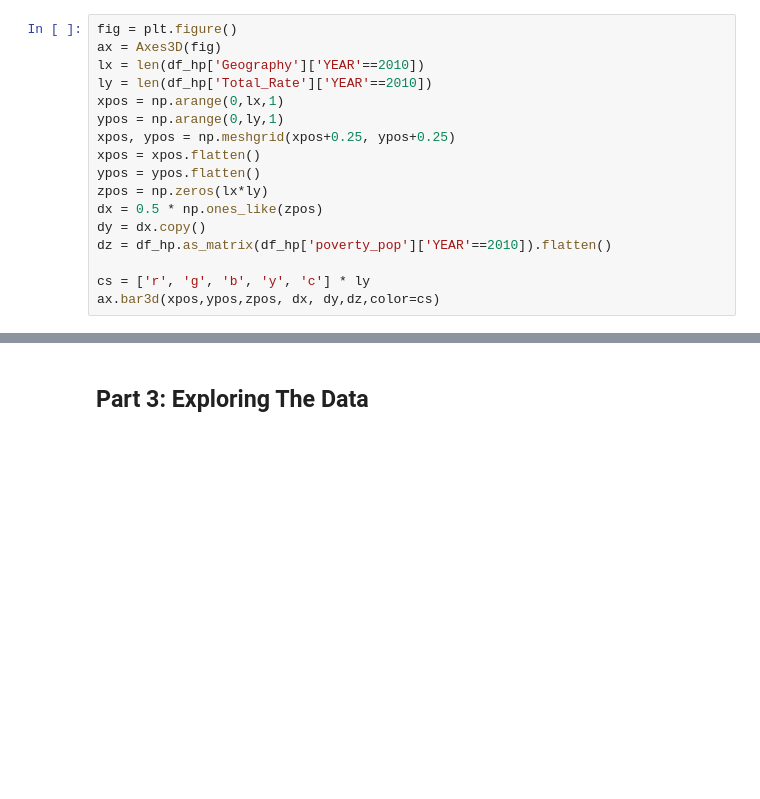
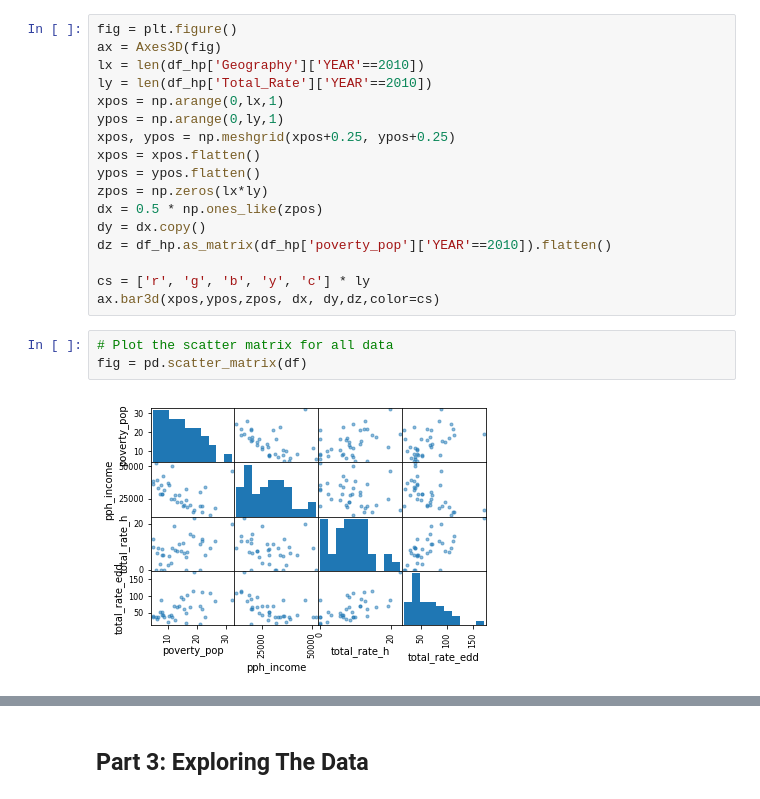
Before and after one commit to TomDonoghue/Pr_052, a Jupyter notebook: Capstone_Project.ipynb, the cells around one changed output, grey strips where cells are left out. Saved outputs shown, nothing was run; the diff lists cells and outputs as text; blank space fills up the shorter version.

Commit message:
Added histograms in part 2 and some exploration in part 3.

```diff
--- a/Capstone_Project.ipynb
+++ b/Capstone_Project.ipynb
@@ -125,3 +129,8 @@ dz = df_hp.as_matrix(df_hp['poverty_pop']['YEAR'==2010]).flatten()
 
 cs = ['r', 'g', 'b', 'y', 'c'] * ly
 ax.bar3d(xpos,ypos,zpos, dx, dy,dz,color=cs)
+# %%
+# Plot the scatter matrix for all data
+fig = pd.scatter_matrix(df)
+# %% [output]
+[figure, added]
```
Also changed, not shown: parts of 7 cells of this notebook.
